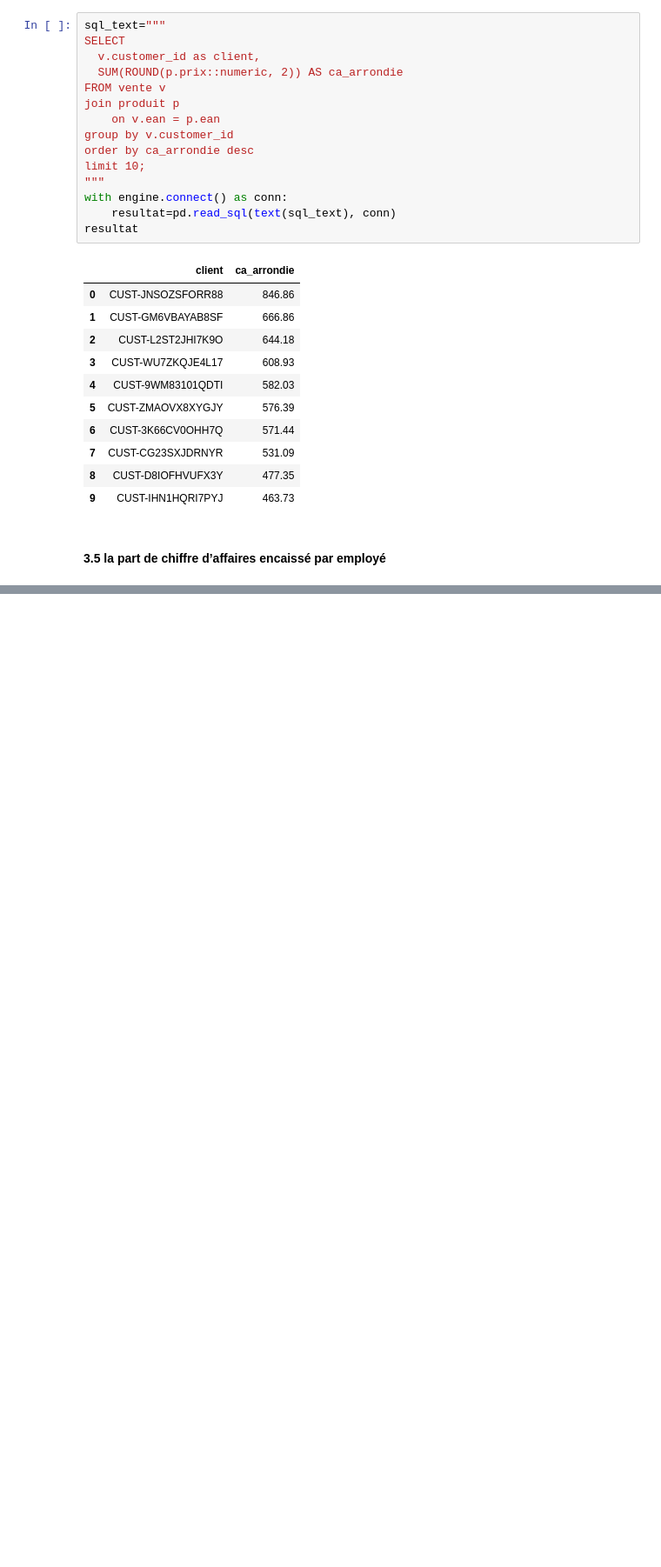
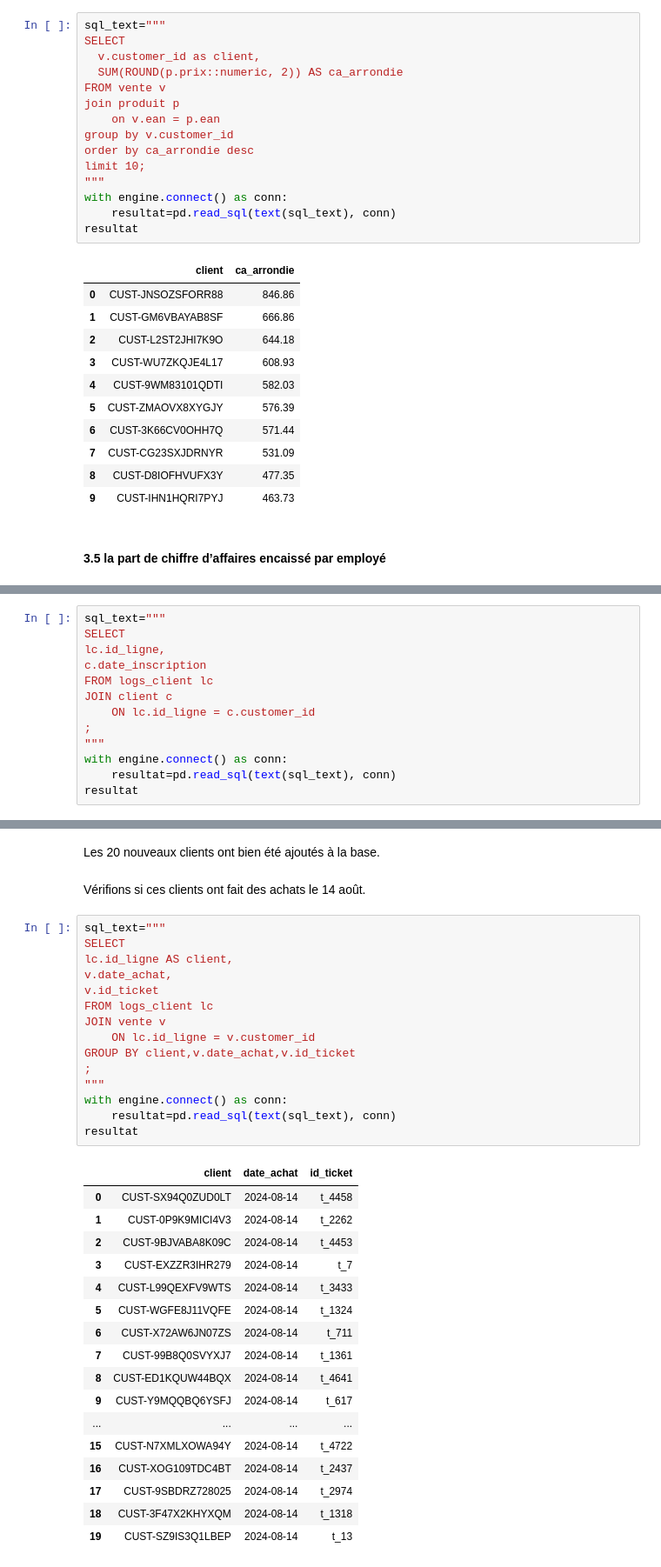
Before and after one commit to Sebules/Project_4_OpenClassrooms_Data_Engineer, a Jupyter notebook: Projet4-Sebastien.ipynb, the cells around one changed output, grey strips where cells are left out. Shown at 87% size. Cells and saved outputs as stored; diff of their text form; blank space fills up the shorter version.

```diff
--- a/Projet4-Sebastien.ipynb
+++ b/Projet4-Sebastien.ipynb
@@ -524,0 +768,13 @@ resultat
+# %%
+sql_text="""
+SELECT
+lc.id_ligne,
+c.date_inscription
+FROM logs_client lc
+JOIN client c
+	ON lc.id_ligne = c.customer_id
+;
+"""
+with engine.connect() as conn:
+    resultat=pd.read_sql(text(sql_text), conn)
+resultat
@@ -524,0 +799,37 @@ resultat
+# %% [markdown]
+Les 20 nouveaux clients ont bien été ajoutés à la base.
+# %% [markdown]
+Vérifions si ces clients ont fait des achats le 14 août.
+# %%
+sql_text="""
+SELECT
+lc.id_ligne AS client,
+v.date_achat,
+v.id_ticket
+FROM logs_client lc
+JOIN vente v
+	ON lc.id_ligne = v.customer_id
+GROUP BY client,v.date_achat,v.id_ticket
+;
+"""
+with engine.connect() as conn:
+    resultat=pd.read_sql(text(sql_text), conn)
+resultat
+# %% [output]
+|  | client | date_achat | id_ticket |
+| 0 | CUST-SX94Q0ZUD0LT | 2024-08-14 | t_4458 |
+| 1 | CUST-0P9K9MICI4V3 | 2024-08-14 | t_2262 |
+| 2 | CUST-9BJVABA8K09C | 2024-08-14 | t_4453 |
+| 3 | CUST-EXZZR3IHR279 | 2024-08-14 | t_7 |
+| 4 | CUST-L99QEXFV9WTS | 2024-08-14 | t_3433 |
+| 5 | CUST-WGFE8J11VQFE | 2024-08-14 | t_1324 |
+| 6 | CUST-X72AW6JN07ZS | 2024-08-14 | t_711 |
+| 7 | CUST-99B8Q0SVYXJ7 | 2024-08-14 | t_1361 |
+| 8 | CUST-ED1KQUW44BQX | 2024-08-14 | t_4641 |
+| 9 | CUST-Y9MQQBQ6YSFJ | 2024-08-14 | t_617 |
+| ... | ... | ... | ... |
+| 15 | CUST-N7XMLXOWA94Y | 2024-08-14 | t_4722 |
+| 16 | CUST-XOG109TDC4BT | 2024-08-14 | t_2437 |
+| 17 | CUST-9SBDRZ728025 | 2024-08-14 | t_2974 |
+| 18 | CUST-3F47X2KHYXQM | 2024-08-14 | t_1318 |
+| 19 | CUST-SZ9IS3Q1LBEP | 2024-08-14 | t_13 |
```
Also changed, not shown: parts of 53 cells of this notebook.
